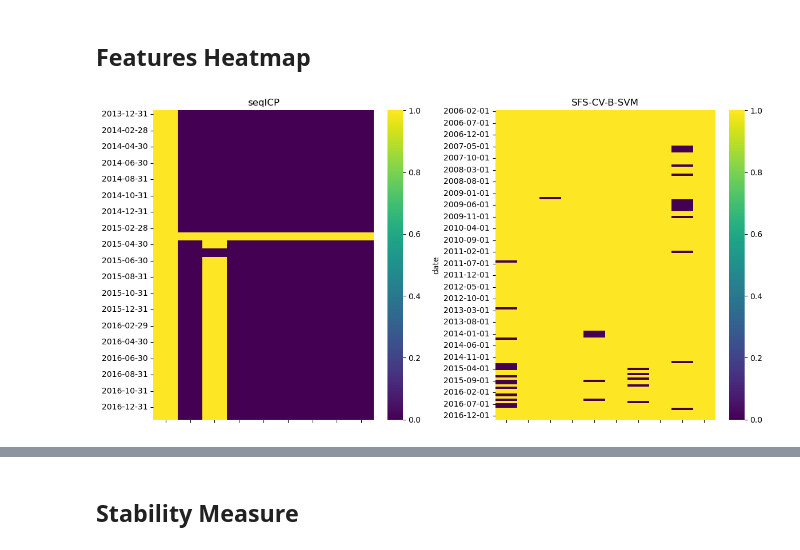
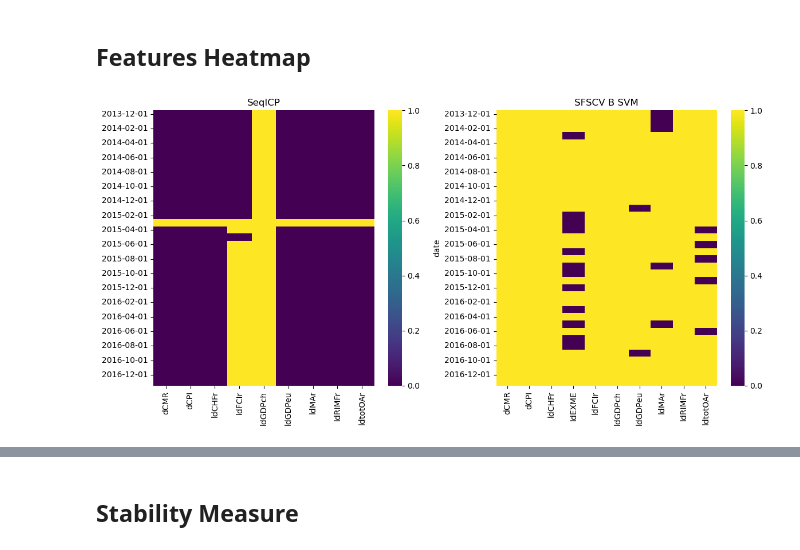
Before and after one commit to dcuoliveira/cml-fin, a Jupyter notebook: src/results_report_forecasting.ipynb, the cells around one changed output, grey strips where cells are left out. Drawn from its saved outputs; the diff is of its cells as text; code cells hidden in the pictures.

```diff
--- a/src/results_report_forecasting.ipynb
+++ b/src/results_report_forecasting.ipynb
@@ -596,45 +427,53 @@ for etf in all_rolling_metrics_df["etf"].unique():
 # %% [markdown]
 ## Features Heatmap
 # %%
+etf = "ldEXME"
 first_fs = "seqICP_nocluster"
 second_fs = "sfscv-backward-svm_nocluster"
 
 # Create a figure with 2 subplots (side by side)
 fig, axs = plt.subplots(nrows=1, ncols=2, figsize=(12, 6))
 
-check_df = all_parents_df.loc[(all_parents_df['etf'] == etf)&(all_parents_df['fs'] == first_fs)].drop(["etf", "fs"], axis=1)
+# First heatmap
+check_df = all_parents_df.loc[(all_parents_df['etf'] == etf) & (all_parents_df['fs'] == first_fs)].drop(["etf", "fs"], axis=1)
 check_df["date"] = [pd.to_datetime(dtref).strftime('%Y-%m-%d') for dtref in check_df["date"]]
-pivot_table_data = check_df.pivot_table(index=["date"], columns=["cluster"], values=["value"]).fillna(0)
+pivot_table_data = check_df.pivot_table(index=["date"], columns=["fred"], values=["value"]).fillna(0)
 
-# resample
-pivot_table_data.index = pd.to_datetime(pivot_table_data.index)
-pivot_table_data = pivot_table_data.resample("M").last().fillna(0)
+# # Resample
+# pivot_table_data.index = pd.to_datetime(pivot_table_data.index)
+# pivot_table_data = pivot_table_data.resample("M").last().fillna(0)
 
-# fix date index
+# Fix date index
 pivot_table_data.index = [pd.to_datetime(dtref).strftime('%Y-%m-%d') for dtref in pivot_table_data.index]
 
 pivot_table_data.columns = pivot_table_data.columns.droplevel()
-pivot_table_data.columns = ["" for col in pivot_table_data.columns]
+pivot_table_data.columns.name = ""
 
 sns.heatmap(pivot_table_data, ax=axs[0], cmap="viridis")
-axs[0].set_title(rename_fs[first_fs])
+axs[0].set_title(fs_methods_tags[first_fs])
+axs[0].set_xticklabels(axs[0].get_xticklabels(), rotation=90)  # Rotate column names
 
-# Plot the second heatmap
-check_df = all_parents_df.loc[(all_parents_df['etf'] == etf)&(all_parents_df['fs'] == second_fs)].drop(["etf", "fs"], axis=1)
+selected_dates = pivot_table_data.index
+
+# Second heatmap
+check_df = all_parents_df.loc[(all_parents_df['etf'] == etf) & (all_parents_df['fs'] == second_fs)].drop(["etf", "fs"], axis=1)
 check_df["date"] = [pd.to_datetime(dtref).strftime('%Y-%m-%d') for dtref in check_df["date"]]
-pivot_table_data = check_df.pivot_table(index=["date"], columns=["cluster"], values=["value"]).fillna(0)
+pivot_table_data = check_df.pivot_table(index=["date"], columns=["fred"], values=["value"]).fillna(0)
 
 pivot_table_data.columns = pivot_table_data.columns.droplevel()
-pivot_table_data.columns = ["" for col in pivot_table_data.columns]
+pivot_table_data.columns.name = ""
+
+pivot_table_data = pivot_table_data[(pd.to_datetime(selected_dates[0]) - relativedelta(months=0)).strftime("%Y-%m-%d"):]
 
 sns.heatmap(pivot_table_data, ax=axs[1], cmap="viridis")
-axs[1].set_title(rename_fs[second_fs])
+axs[1].set_title(fs_methods_tags[second_fs])
+axs[1].set_xticklabels(axs[1].get_xticklabels(), rotation=90)  # Rotate column names
 
 # Adjust layout
 plt.tight_layout()
 
-# save plot
-fig.savefig(os.path.join(results_path, 'compare_clusters_heatmap.png'))
+# Save plot
+fig.savefig(os.path.join(results_path, f'{etf}_{fs_methods_tags[first_fs]}_compare_clusters_heatmap.png'))
 # %% [output]
-[figure, old version]
+[figure, new version]
 # %%
```
Also changed, not shown: parts of 22 cells of this notebook.
